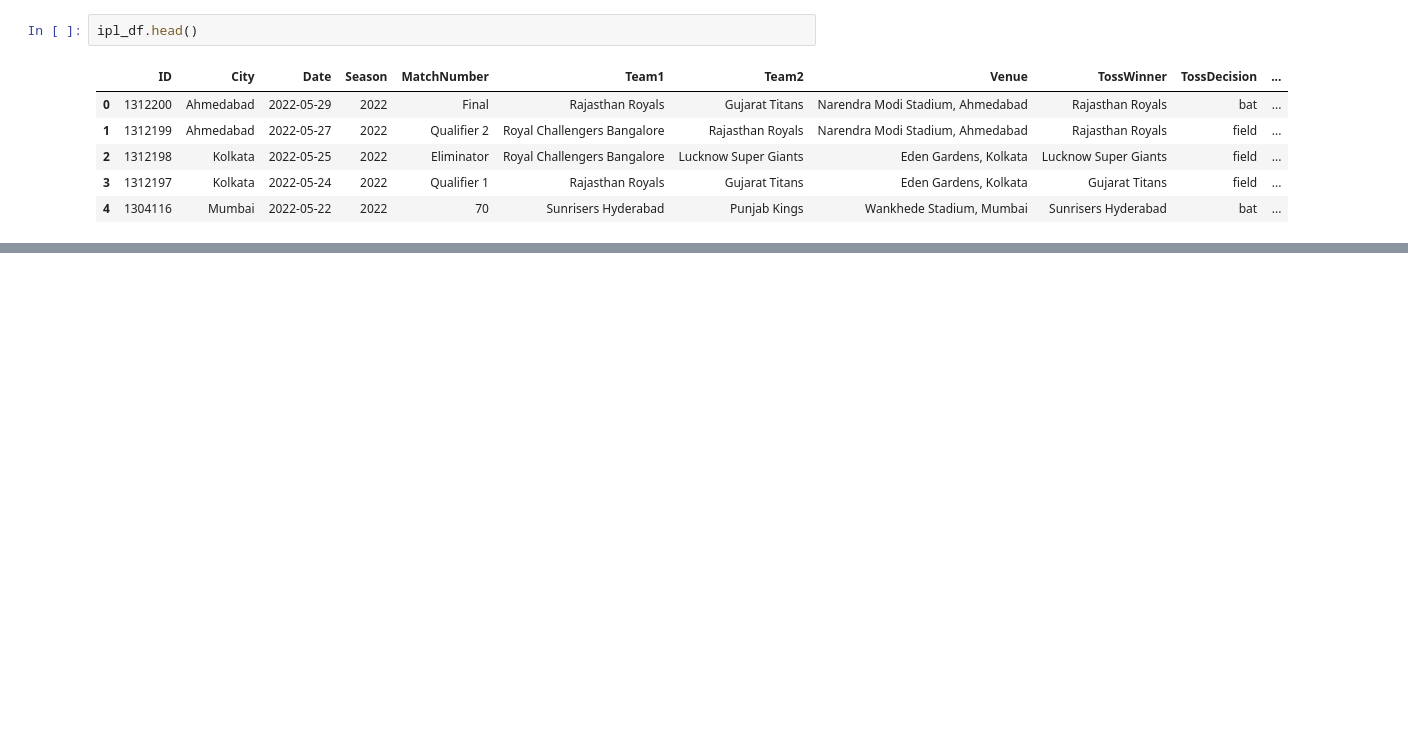
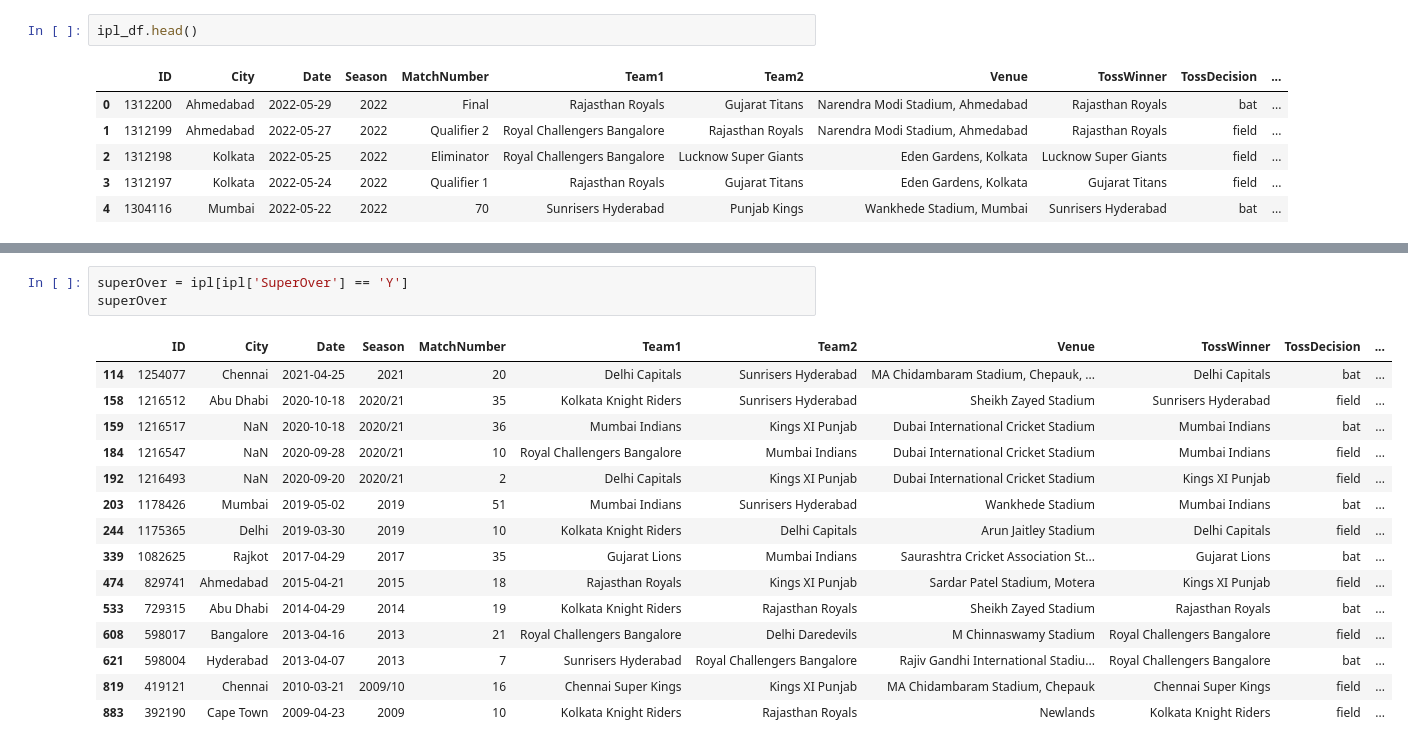
Before and after one commit to redwanhasan07208212/python-basic, a Jupyter notebook: Class-7/EdaProject.ipynb, the cells around one changed output, grey strips where cells are left out. Cells and saved outputs as stored; diff of their text form; blank space fills up the shorter version.

```diff
--- a/Class-7/EdaProject.ipynb
+++ b/Class-7/EdaProject.ipynb
@@ -204,0 +358,19 @@ ipl_df.head()
+# %%
+superOver = ipl[ipl['SuperOver'] == 'Y']
+superOver
+# %% [output]
+|  | ID | City | Date | Season | MatchNumber | Team1 | Team2 | Venue | TossWinner | TossDecision | ... |
+| 114 | 1254077 | Chennai | 2021-04-25 | 2021 | 20 | Delhi Capitals | Sunrisers Hyderabad | MA Chidambaram Stadium, Chepauk, ... | Delhi Capitals | bat | ... |
+| 158 | 1216512 | Abu Dhabi | 2020-10-18 | 2020/21 | 35 | Kolkata Knight Riders | Sunrisers Hyderabad | Sheikh Zayed Stadium | Sunrisers Hyderabad | field | ... |
+| 159 | 1216517 | NaN | 2020-10-18 | 2020/21 | 36 | Mumbai Indians | Kings XI Punjab | Dubai International Cricket Stadium | Mumbai Indians | bat | ... |
+| 184 | 1216547 | NaN | 2020-09-28 | 2020/21 | 10 | Royal Challengers Bangalore | Mumbai Indians | Dubai International Cricket Stadium | Mumbai Indians | field | ... |
+| 192 | 1216493 | NaN | 2020-09-20 | 2020/21 | 2 | Delhi Capitals | Kings XI Punjab | Dubai International Cricket Stadium | Kings XI Punjab | field | ... |
+| 203 | 1178426 | Mumbai | 2019-05-02 | 2019 | 51 | Mumbai Indians | Sunrisers Hyderabad | Wankhede Stadium | Mumbai Indians | bat | ... |
+| 244 | 1175365 | Delhi | 2019-03-30 | 2019 | 10 | Kolkata Knight Riders | Delhi Capitals | Arun Jaitley Stadium | Delhi Capitals | field | ... |
+| 339 | 1082625 | Rajkot | 2017-04-29 | 2017 | 35 | Gujarat Lions | Mumbai Indians | Saurashtra Cricket Association St... | Gujarat Lions | bat | ... |
+| 474 | 829741 | Ahmedabad | 2015-04-21 | 2015 | 18 | Rajasthan Royals | Kings XI Punjab | Sardar Patel Stadium, Motera | Kings XI Punjab | field | ... |
+| 533 | 729315 | Abu Dhabi | 2014-04-29 | 2014 | 19 | Kolkata Knight Riders | Rajasthan Royals | Sheikh Zayed Stadium | Rajasthan Royals | bat | ... |
+| 608 | 598017 | Bangalore | 2013-04-16 | 2013 | 21 | Royal Challengers Bangalore | Delhi Daredevils | M Chinnaswamy Stadium | Royal Challengers Bangalore | field | ... |
+| 621 | 598004 | Hyderabad | 2013-04-07 | 2013 | 7 | Sunrisers Hyderabad | Royal Challengers Bangalore | Rajiv Gandhi International Stadiu... | Royal Challengers Bangalore | bat | ... |
+| 819 | 419121 | Chennai | 2010-03-21 | 2009/10 | 16 | Chennai Super Kings | Kings XI Punjab | MA Chidambaram Stadium, Chepauk | Chennai Super Kings | field | ... |
+| 883 | 392190 | Cape Town | 2009-04-23 | 2009 | 10 | Kolkata Knight Riders | Rajasthan Royals | Newlands | Kolkata Knight Riders | field | ... |
```
Also changed, not shown: parts of 58 cells of this notebook, 2 other files.
